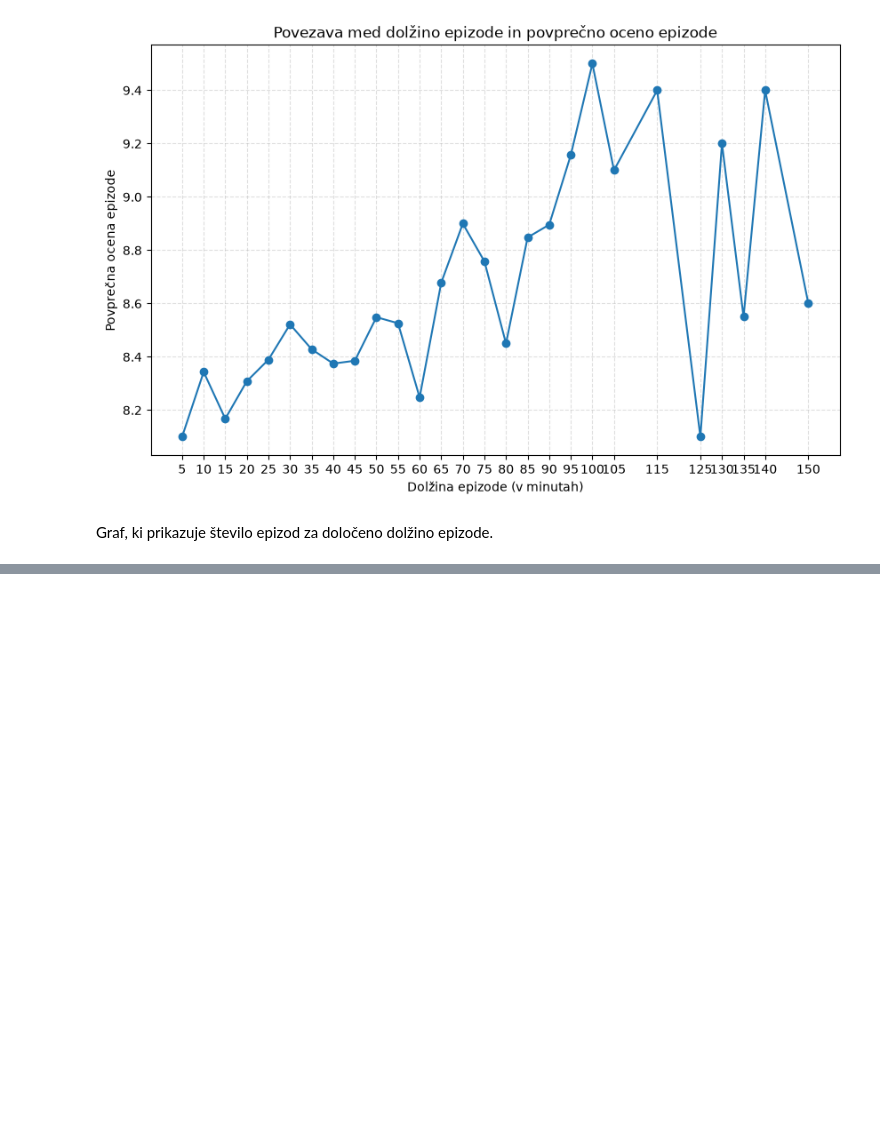
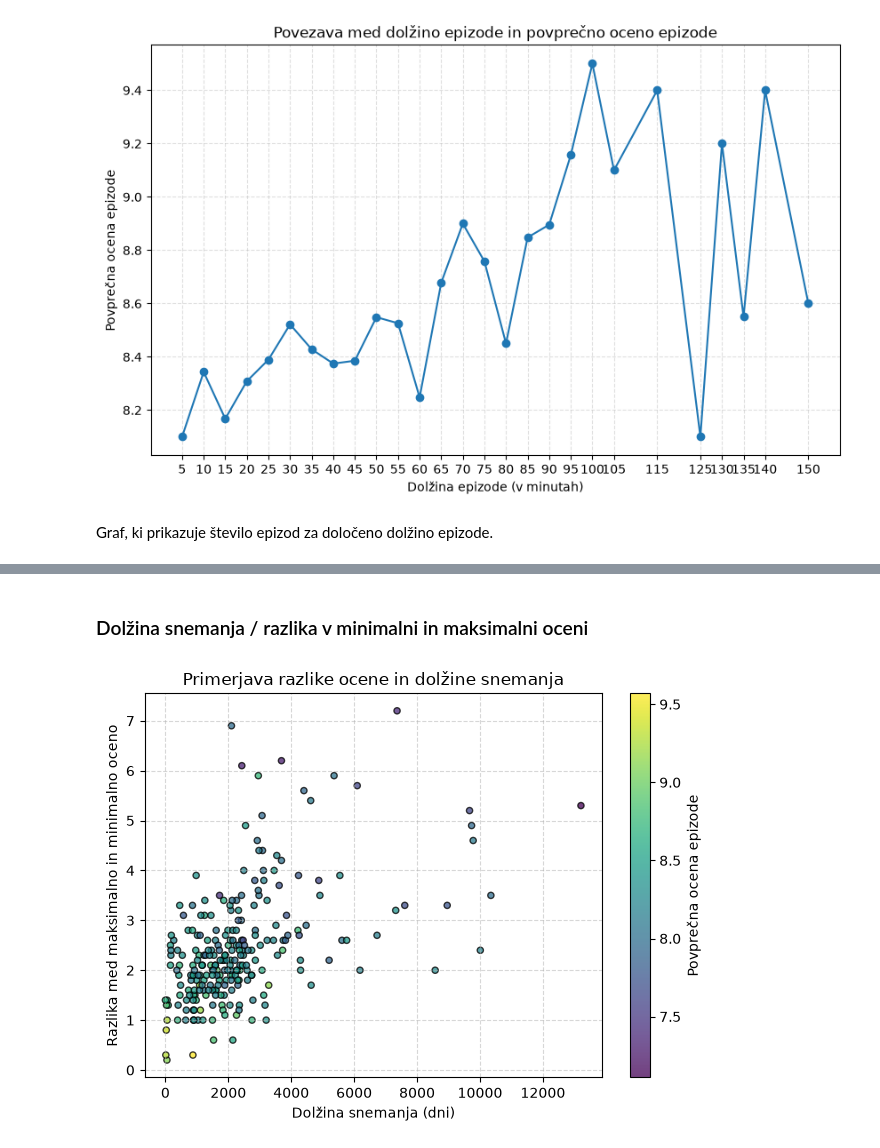
Before and after one commit to neca-klemencic/projektna_naloga_uvp, a Jupyter notebook: analiza.ipynb, the cells around one changed output, grey strips where cells are left out. Saved outputs shown, nothing was run; the diff lists cells and outputs as text; code cells hidden in the pictures; blank space fills up the shorter version.

```diff
--- a/analiza.ipynb
+++ b/analiza.ipynb
@@ -114,0 +144,27 @@ plt.colorbar(scatter, label="Dolžina epizode")
+# %% [markdown]
+### Dolžina snemanja / razlika v minimalni in maksimalni oceni
+# %%
+
+podatki_serije["Dolzina_snemanja"] = pd.to_datetime(podatki_serije["Najnovejša_epizoda"]) - pd.to_datetime(podatki_serije["Prva_epizoda"])
+podatki_serije["Dolzina_snemanja"] = podatki_serije["Dolzina_snemanja"].dt.days
+podatki_serije["Razlika_ocena"] = podatki_serije["Maksimalna_ocena"] - podatki_serije["Minimalna_ocena"]
+
+scatter_2 = plt.scatter(
+    podatki_serije["Dolzina_snemanja"],
+    podatki_serije["Razlika_ocena"],
+    s=20,
+    c=podatki_serije["Povprecna_ocena_epizode"],
+    cmap="viridis",
+    alpha=0.75,
+    edgecolors="black"
+)
+
+plt.title("Primerjava razlike ocene in dolžine snemanja")
+plt.xlabel("Dolžina snemanja (dni)")
+plt.ylabel("Razlika med maksimalno in minimalno oceno")
+plt.grid(True, linestyle="--", alpha=0.5)
+plt.colorbar(scatter_2, label="Povprečna ocena epizode")
+plt.tight_layout()
+plt.show()
+# %% [output]
+[figure, added]
```
Also changed, not shown: parts of 21 cells of this notebook, 1 other file.
